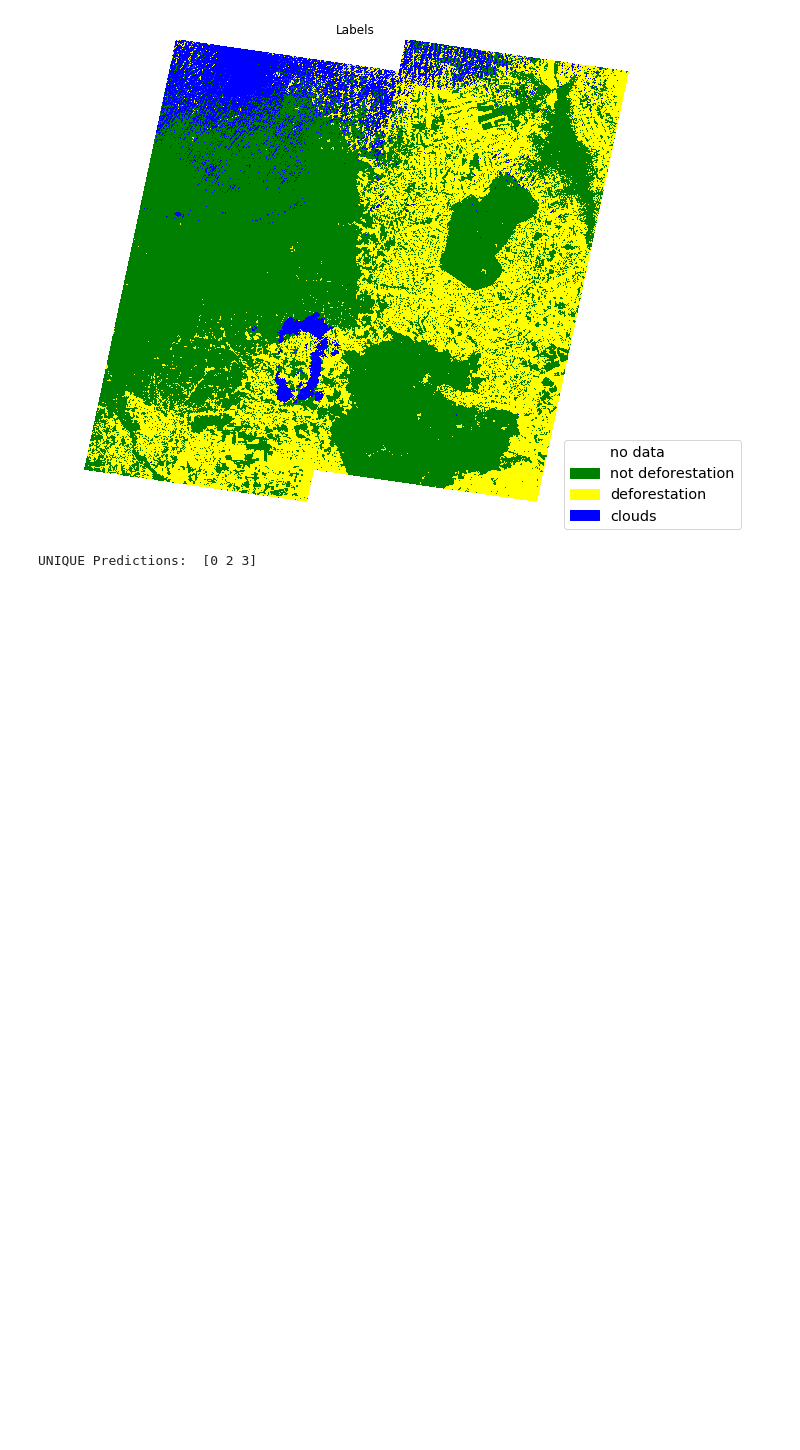
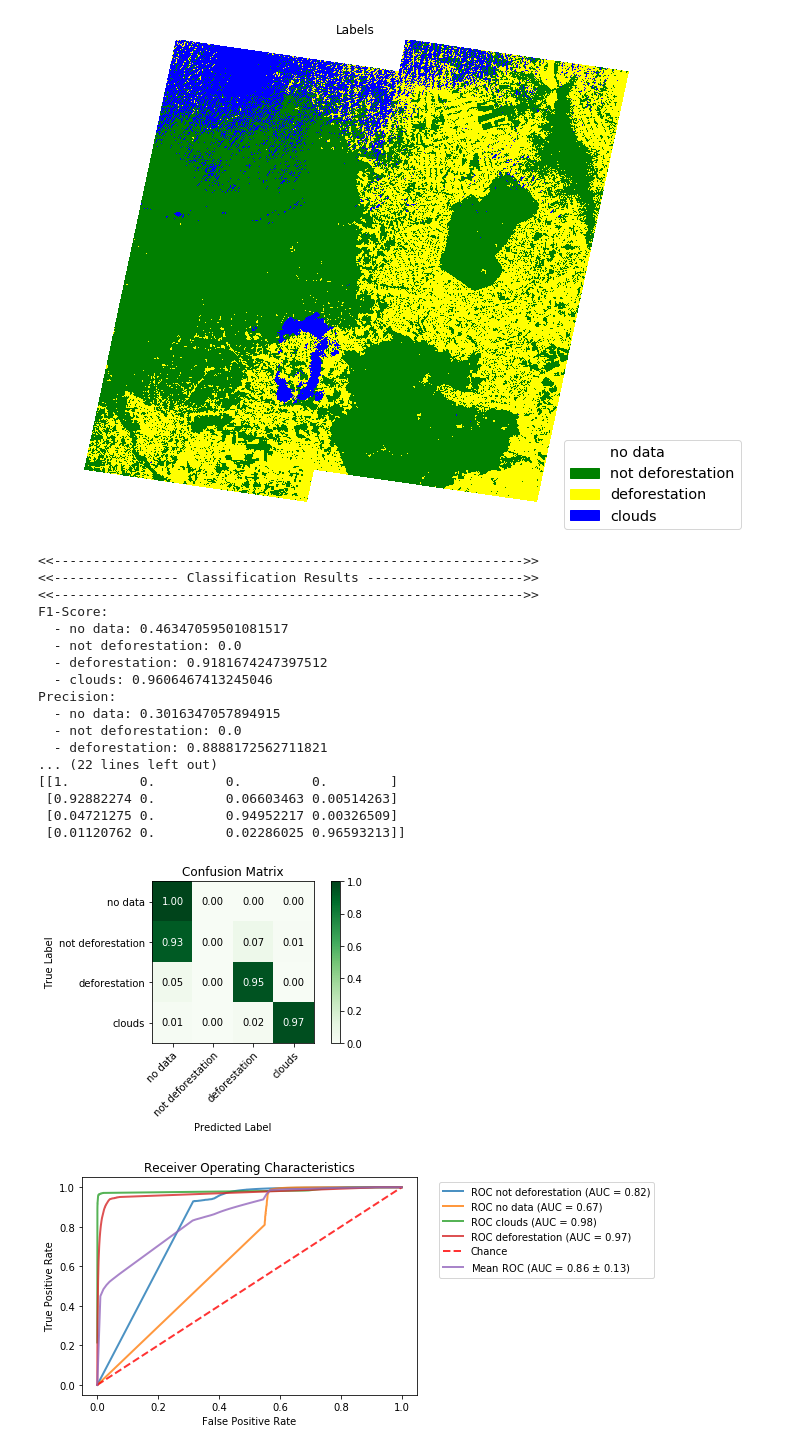
Before and after one commit to rvmaretto/deepgeo, a Jupyter notebook: notebooks/predict_fcn.ipynb, the cells around one changed output. Cells and saved outputs as stored; diff of their text form; code cells hidden in the pictures; blank space fills up the shorter version.

```diff
--- a/notebooks/predict_fcn.ipynb
+++ b/notebooks/predict_fcn.ipynb
@@ -169,7 +150,26 @@ vis.plot_labels(true_rarr, params['class_names'], colors=['white', 'green', 'yel
 # %%
 reload(qm)
 reload(vis)
 qm.evaluate_classification(output_pred, ground_truth, params, output_prob,
-                           out_dir=out_pred_dir, file_sufix=file_sufix)
+                           out_dir=out_pred_dir, file_sufix=file_sufix,
+                           classes_ignore=[])
 # %% [output]
-UNIQUE Predictions:  [0 2 3]
+<<------------------------------------------------------------>>
+<<---------------- Classification Results -------------------->>
+<<------------------------------------------------------------>>
+F1-Score:
+  - no data: 0.46347059501081517
+  - not deforestation: 0.0
+  - deforestation: 0.9181674247397512
+  - clouds: 0.9606467413245046
+Precision:
+  - no data: 0.3016347057894915
+  - not deforestation: 0.0
+  - deforestation: 0.8888172562711821
+... (22 lines left out)
+[[1.         0.         0.         0.        ]
+ [0.92882274 0.         0.06603463 0.00514263]
+ [0.04721275 0.         0.94952217 0.00326509]
+ [0.01120762 0.         0.02286025 0.96593213]]
+[figure, added]
+[figure, added]
```
Also changed, not shown: parts of 4 cells of this notebook, 9 other files.
